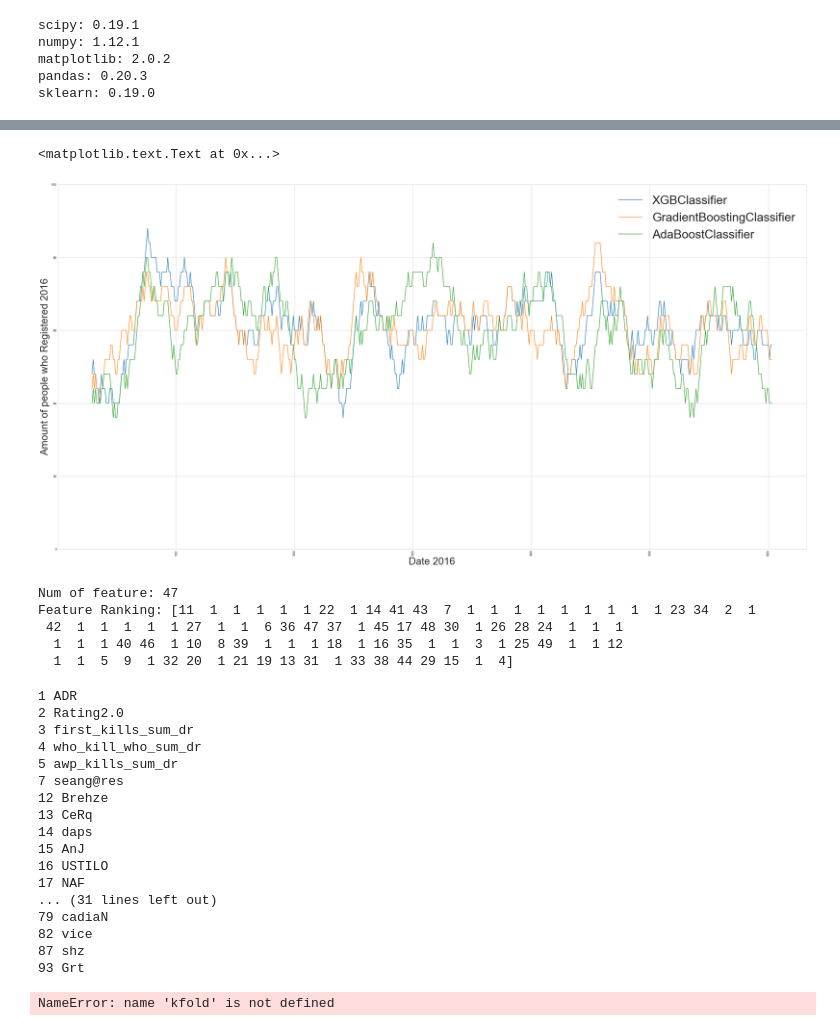
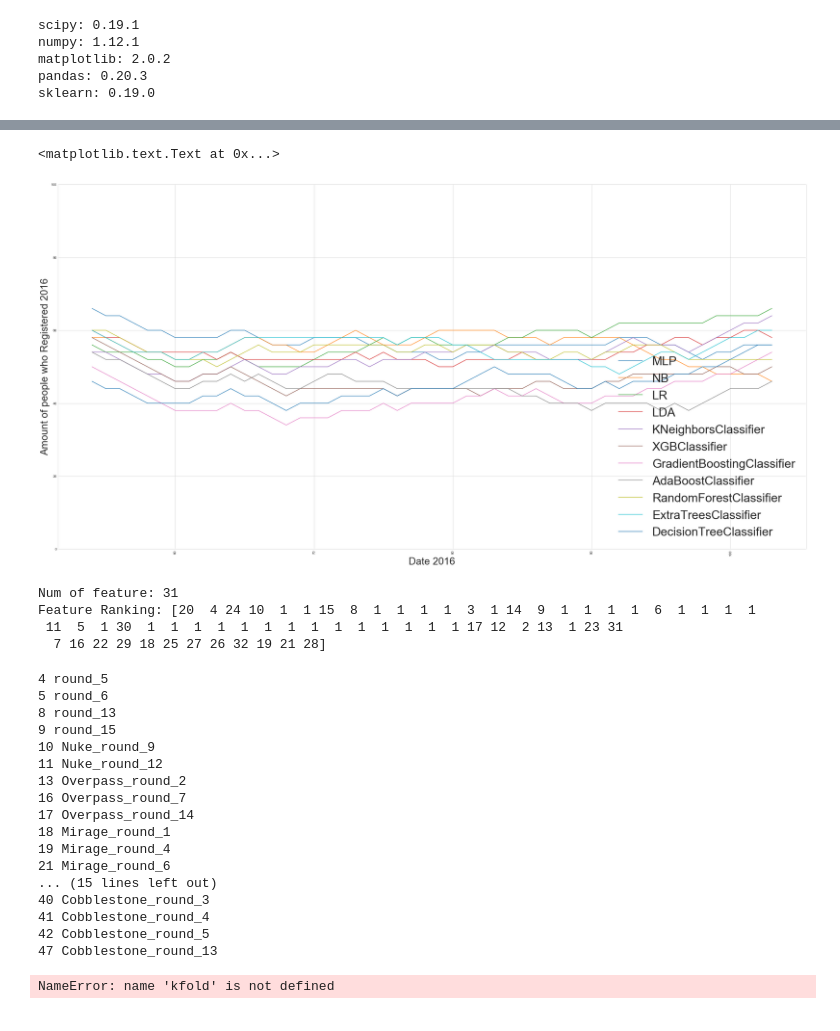
Before and after one commit to JohnHKleeman/CS_project, a Jupyter notebook: notebooks/John Predicting Wins.ipynb, the cells around one changed output, grey strips where cells are left out. Cells and saved outputs as stored; diff of their text form; code cells hidden in the pictures.

```diff
--- a/notebooks/John Predicting Wins.ipynb
+++ b/notebooks/John Predicting Wins.ipynb
@@ -349,6 +615,6 @@ predictions.to_csv('matches_no_faw.csv')
 # %%
 predictions = pd.read_csv('matches_no_faw.csv')
 # %%
-big_scores = predictions.rolling(25).mean()
+big_scores = predictions.rolling(50).mean()
 # %%
 g_scores = predictions.expanding(1).sum()
@@ -384,62 +657,61 @@ plt.ylabel('percentage up to that point',size = 30)
 # %%
 plt.figure(figsize=(40, 20))# people who registered on that day
-#plt.plot(big_scores.index, big_scores.MLP.values * 100, label = 'MLP' )
-#plt.plot(big_scores.index, big_scores.NB.values *100, label = 'NB' )
-#plt.plot(big_scores.index, big_scores.LR.values *100, label = 'LR')
-#plt.plot(big_scores.index, big_scores.LDA.values *100,label = 'LDA')
-#plt.plot(big_scores.index, big_scores.KNeighborsClassifier.values *100, label = 'KNeighborsClassifier' )
+plt.plot(big_scores.index, big_scores.MLP.values * 100, label = 'MLP' )
+plt.plot(big_scores.index, big_scores.NB.values *100, label = 'NB' )
+plt.plot(big_scores.index, big_scores.LR.values *100, label = 'LR')
+plt.plot(big_scores.index, big_scores.LDA.values *100,label = 'LDA')
+plt.plot(big_scores.index, big_scores.KNeighborsClassifier.values *100, label = 'KNeighborsClassifier' )
 plt.plot(big_scores.index, big_scores.XGBClassifier.values *100, label = 'XGBClassifier')
 plt.plot(big_scores.index, big_scores.GradientBoostingClassifier.values *100,label = 'GradientBoostingClassifier')
 plt.plot(big_scores.index, big_scores.AdaBoostClassifier.values *100, label = 'AdaBoostClassifier' )
-#plt.plot(big_scores.index, big_scores.RandomForestClassifier.values *100, label = 'RandomForestClassifier')
-#plt.plot(big_scores.index, big_scores.ExtraTreesClassifier.values *100,label = 'ExtraTreesClassifier')
-#plt.plot(big_scores.index, big_scores.DecisionTreeClassifier.values *100,label = 'DecisionTreeClassifier')
+plt.plot(big_scores.index, big_scores.RandomForestClassifier.values *100, label = 'RandomForestClassifier')
+plt.plot(big_scores.index, big_scores.ExtraTreesClassifier.values *100,label = 'ExtraTreesClassifier')
+plt.plot(big_scores.index, big_scores.DecisionTreeClassifier.values *100,label = 'DecisionTreeClassifier')
 plt.legend(loc='top left',prop={'size': 36})
 plt.yticks(np.arange(0, 120, 20))
 plt.xticks(rotation='vertical')
 plt.ylim(ymin=0)
 plt.xlabel('Date 2016',size =30)
 plt.ylabel('Amount of people who Registered 2016',size = 30)
 # %% [output]
 <matplotlib.text.Text at 0x...>
-[figure, old version]
+[figure, new version]
 # %%
-estimator = xgb.XGBClassifier()
+estimator = LogisticRegression(random_state = seed)
 rfe = RFE(estimator)
-fit = rfe.fit(X,y)
+fit = rfe.fit(new_new_new_X,y)
 print("Num of feature: %d") % fit.n_features_
 #print("Selected features: %s") % fit.support_
 print("Feature Ranking: %s") % fit.ranking_
 # %% [output]
-Num of feature: 47
-Feature Ranking: [11  1  1  1  1  1 22  1 14 41 43  7  1  1  1  1  1  1  1  1  1 23 34  2  1
- 42  1  1  1  1  1 27  1  1  6 36 47 37  1 45 17 48 30  1 26 28 24  1  1  1
-  1  1  1 40 46  1 10  8 39  1  1  1 18  1 16 35  1  1  3  1 25 49  1  1 12
-  1  1  5  9  1 32 20  1 21 19 13 31  1 33 38 44 29 15  1  4]
+Num of feature: 31
+Feature Ranking: [20  4 24 10  1  1 15  8  1  1  1  1  3  1 14  9  1  1  1  1  6  1  1  1  1
+ 11  5  1 30  1  1  1  1  1  1  1  1  1  1  1  1  1  1 17 12  2 13  1 23 31
+  7 16 22 29 18 25 27 26 32 19 21 28]
 # %%
-top_47_important_features = []
+top_31_important_features = []
 for b in range(0,len(fit.ranking_)):
     if fit.ranking_[b] == 1:
-        top_47_important_features.append(b)
-        print b,X.columns[b]
+        top_31_important_features.append(new_new_new_X.columns[b])
+        print b,new_new_new_X.columns[b]
 # %% [output]
-1 ADR
-2 Rating2.0
-3 first_kills_sum_dr
-4 who_kill_who_sum_dr
-5 awp_kills_sum_dr
-7 seang@res
-12 Brehze
-13 CeRq
-14 daps
-15 AnJ
-16 USTILO
-17 NAF
-... (31 lines left out)
-79 cadiaN
-82 vice
-87 shz
-93 Grt
+4 round_5
+5 round_6
+8 round_13
+9 round_15
+10 Nuke_round_9
+11 Nuke_round_12
+13 Overpass_round_2
+16 Overpass_round_7
+17 Overpass_round_14
+18 Mirage_round_1
+19 Mirage_round_4
+21 Mirage_round_6
+... (15 lines left out)
+40 Cobblestone_round_3
+41 Cobblestone_round_4
+42 Cobblestone_round_5
+47 Cobblestone_round_13
 # %%
 estimator = xgb.XGBClassifier()
 rfe = RFECV(estimator,cv = kfold)
```
Also changed, not shown: parts of 51 cells of this notebook, 4 other files.
